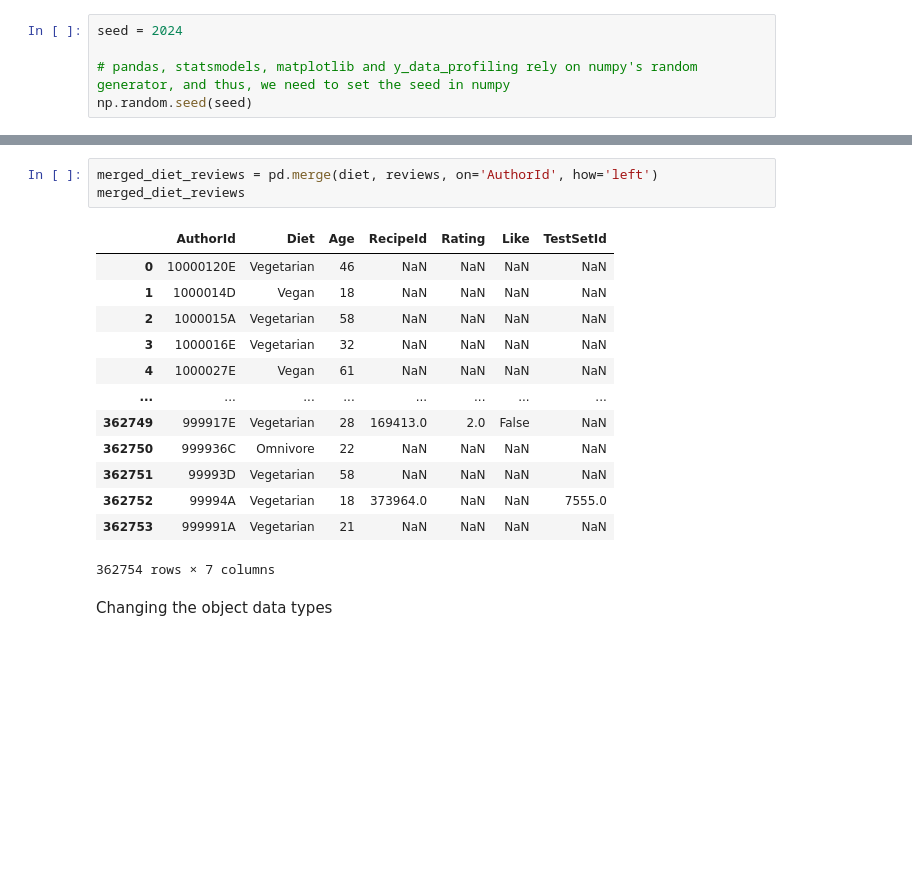
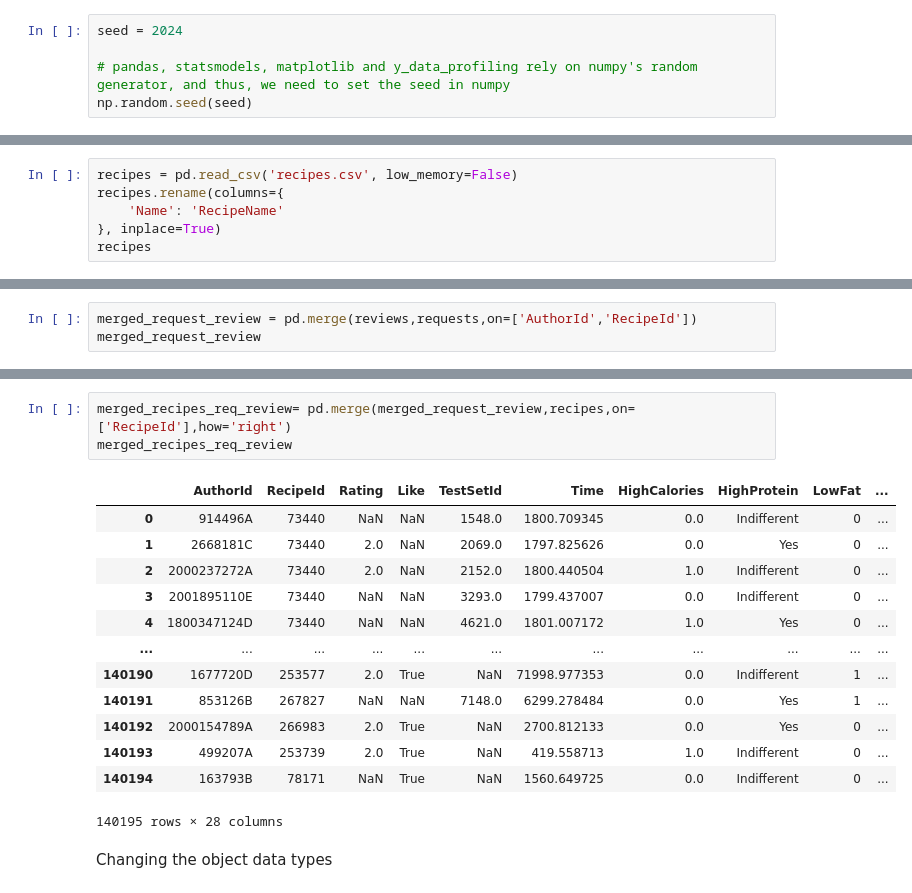
Before and after one commit to tusharkh12/AnalyticsCup, a Jupyter notebook: skilledShark_Submission.ipynb, the cells around one changed output, grey strips where cells are left out. Cells and saved outputs as stored; diff of their text form; blank space fills up the shorter version.

```diff
--- a/skilledShark_Submission.ipynb
+++ b/skilledShark_Submission.ipynb
@@ -23,0 +205,6 @@ recipes = pd.read_csv('recipes.csv', low_memory=False)
+# %%
+recipes = pd.read_csv('recipes.csv', low_memory=False)
+recipes.rename(columns={
+    'Name': 'RecipeName'
+}, inplace=True)
+recipes
@@ -23,0 +301,3 @@ recipes = pd.read_csv('recipes.csv', low_memory=False)
+# %%
+merged_request_review = pd.merge(reviews,requests,on=['AuthorId','RecipeId'])
+merged_request_review
@@ -24,19 +416,19 @@ recipes = pd.read_csv('recipes.csv', low_memory=False)
 # %%
-merged_diet_reviews = pd.merge(diet, reviews, on='AuthorId', how='left')
-merged_diet_reviews
+merged_recipes_req_review= pd.merge(merged_request_review,recipes,on=['RecipeId'],how='right')
+merged_recipes_req_review
 # %% [output]
-|  | AuthorId | Diet | Age | RecipeId | Rating | Like | TestSetId |
-| 0 | 10000120E | Vegetarian | 46 | NaN | NaN | NaN | NaN |
-| 1 | 1000014D | Vegan | 18 | NaN | NaN | NaN | NaN |
-| 2 | 1000015A | Vegetarian | 58 | NaN | NaN | NaN | NaN |
-| 3 | 1000016E | Vegetarian | 32 | NaN | NaN | NaN | NaN |
-| 4 | 1000027E | Vegan | 61 | NaN | NaN | NaN | NaN |
-| ... | ... | ... | ... | ... | ... | ... | ... |
-| 362749 | 999917E | Vegetarian | 28 | 169413.0 | 2.0 | False | NaN |
-| 362750 | 999936C | Omnivore | 22 | NaN | NaN | NaN | NaN |
-| 362751 | 99993D | Vegetarian | 58 | NaN | NaN | NaN | NaN |
-| 362752 | 99994A | Vegetarian | 18 | 373964.0 | NaN | NaN | 7555.0 |
-| 362753 | 999991A | Vegetarian | 21 | NaN | NaN | NaN | NaN |
+|  | AuthorId | RecipeId | Rating | Like | TestSetId | Time | HighCalories | HighProtein | LowFat | ... |
+| 0 | 914496A | 73440 | NaN | NaN | 1548.0 | 1800.709345 | 0.0 | Indifferent | 0 | ... |
+| 1 | 2668181C | 73440 | 2.0 | NaN | 2069.0 | 1797.825626 | 0.0 | Yes | 0 | ... |
+| 2 | 2000237272A | 73440 | 2.0 | NaN | 2152.0 | 1800.440504 | 1.0 | Indifferent | 0 | ... |
+| 3 | 2001895110E | 73440 | NaN | NaN | 3293.0 | 1799.437007 | 0.0 | Indifferent | 0 | ... |
+| 4 | 1800347124D | 73440 | NaN | NaN | 4621.0 | 1801.007172 | 1.0 | Yes | 0 | ... |
+| ... | ... | ... | ... | ... | ... | ... | ... | ... | ... | ... |
+| 140190 | 1677720D | 253577 | 2.0 | True | NaN | 71998.977353 | 0.0 | Indifferent | 1 | ... |
+| 140191 | 853126B | 267827 | NaN | NaN | 7148.0 | 6299.278484 | 0.0 | Yes | 1 | ... |
+| 140192 | 2000154789A | 266983 | 2.0 | True | NaN | 2700.812133 | 0.0 | Yes | 0 | ... |
+| 140193 | 499207A | 253739 | 2.0 | True | NaN | 419.558713 | 1.0 | Indifferent | 0 | ... |
+| 140194 | 163793B | 78171 | NaN | True | NaN | 1560.649725 | 0.0 | Indifferent | 0 | ... |
-362754 rows × 7 columns
+140195 rows × 28 columns
 # %% [markdown]
 Changing the object data types
```
Also changed, not shown: parts of 42 cells of this notebook, 1 other file.
